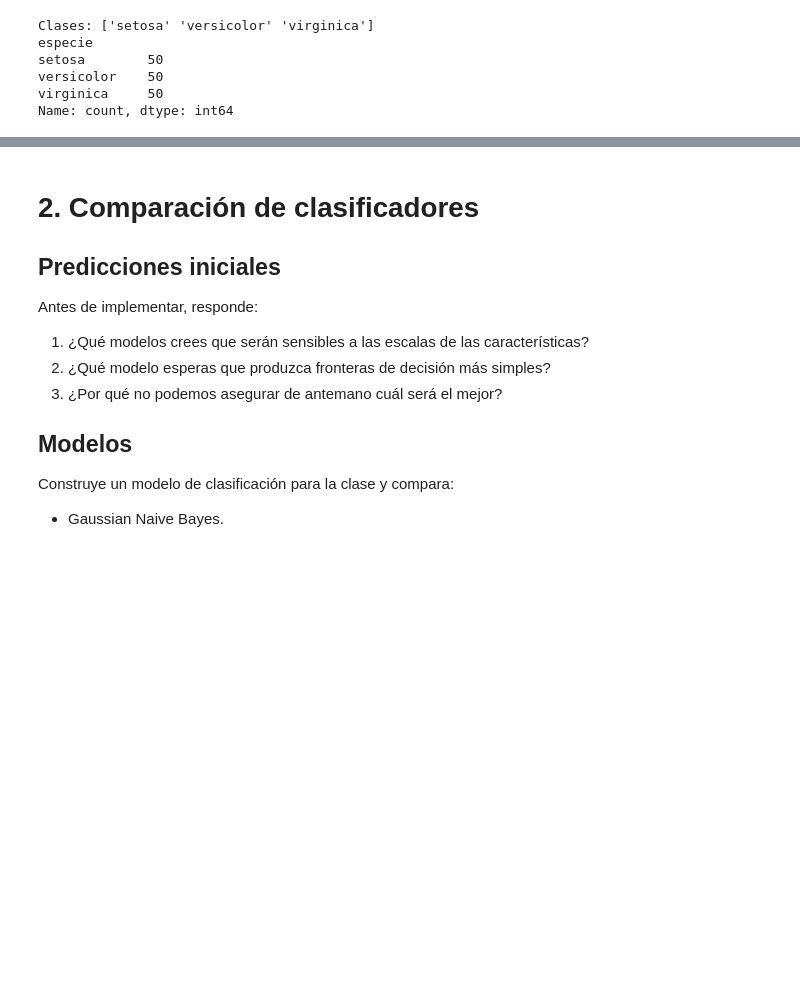
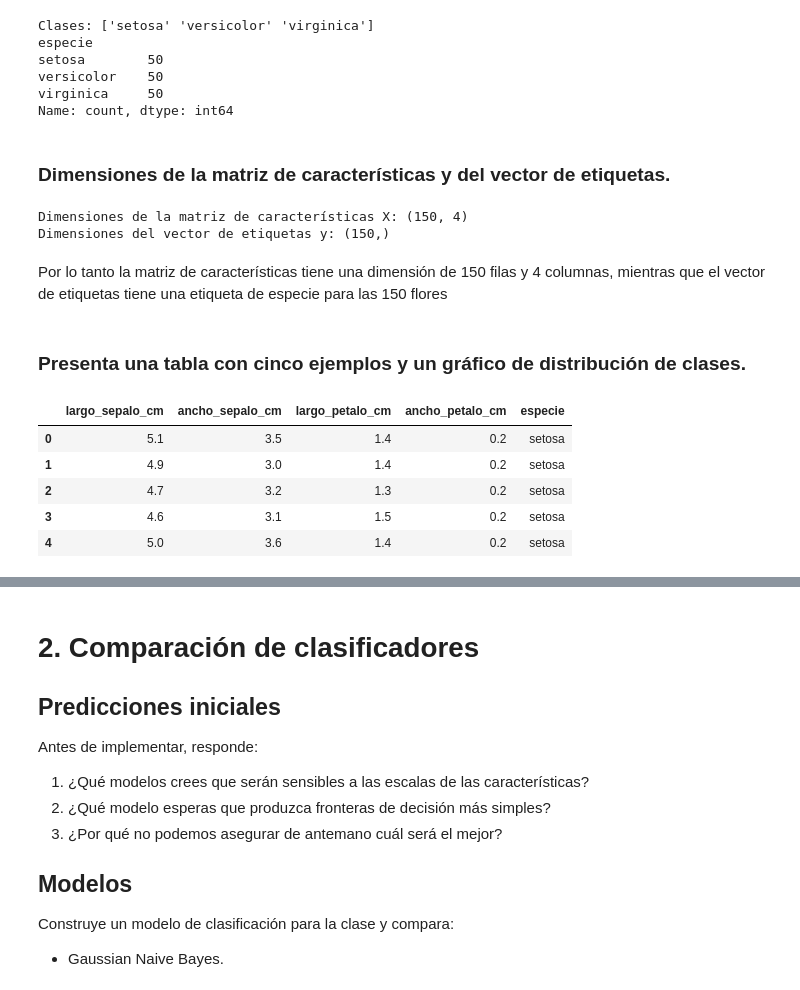
Before and after one commit to Boris-epn/Recuperaci-n-de-la-informaci-n, a Jupyter notebook: Primer bimestre/01_revml.ipynb, the cells around one changed output, grey strips where cells are left out. Drawn from its saved outputs; the diff is of its cells as text; code cells hidden in the pictures; blank space fills up the shorter version.

```diff
--- a/Primer bimestre/01_revml.ipynb
+++ b/Primer bimestre/01_revml.ipynb
@@ -111,3 +111,24 @@ setosa        50
 versicolor    50
 virginica     50
 Name: count, dtype: int64
+# %% [markdown]
+### Dimensiones de la matriz de características y del vector de etiquetas.
+# %%
+print("Dimensiones de la matriz de características X:",x.shape)
+print("Dimensiones del vector de etiquetas y:",y.shape)
+# %% [output]
+Dimensiones de la matriz de características X: (150, 4)
+Dimensiones del vector de etiquetas y: (150,)
+# %% [markdown]
+Por lo tanto la matriz de características tiene una dimensión de 150 filas y 4 columnas, mientras que el vector de etiquetas tiene una etiqueta de especie para las 150 flores
+# %% [markdown]
+### Presenta una tabla con cinco ejemplos y un gráfico de distribución de clases.
+# %%
+df.head(5)
+# %% [output]
+|  | largo_sepalo_cm | ancho_sepalo_cm | largo_petalo_cm | ancho_petalo_cm | especie |
+| 0 | 5.1 | 3.5 | 1.4 | 0.2 | setosa |
+| 1 | 4.9 | 3.0 | 1.4 | 0.2 | setosa |
+| 2 | 4.7 | 3.2 | 1.3 | 0.2 | setosa |
+| 3 | 4.6 | 3.1 | 1.5 | 0.2 | setosa |
+| 4 | 5.0 | 3.6 | 1.4 | 0.2 | setosa |
```
Also changed, not shown: parts of 5 cells of this notebook.
